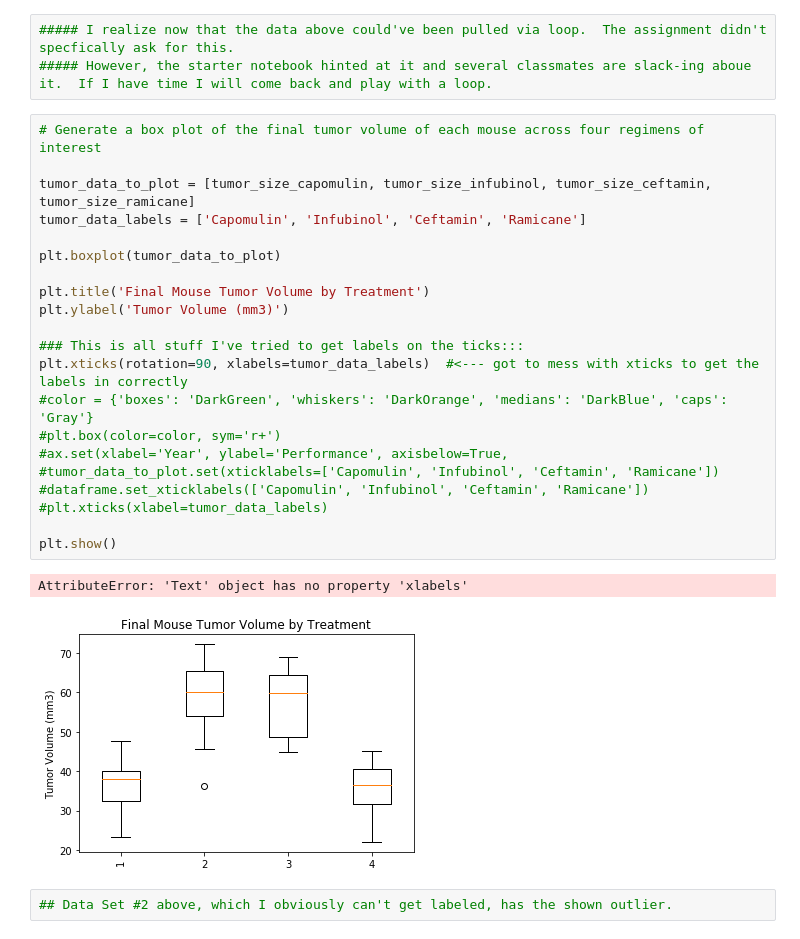
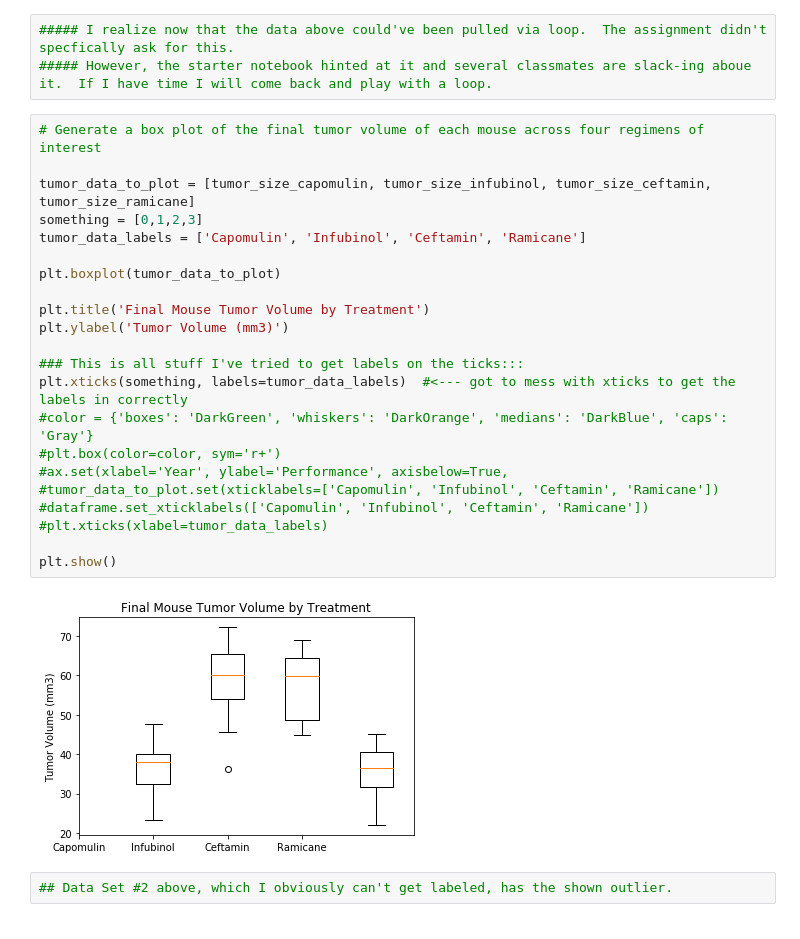
Before and after one commit to pasco27/matplotlib_homework, a Jupyter notebook: pymaceuticals_pascarella1.ipynb, the cells around one changed output. Cells and saved outputs as stored; diff of their text form.

Commit message:
Got some office hours help on my charting

```diff
--- a/pymaceuticals_pascarella1.ipynb
+++ b/pymaceuticals_pascarella1.ipynb
@@ -484,27 +478,27 @@ Series([], Name: Tumor Volume (mm3), dtype: float64)
 # %%
 # Generate a box plot of the final tumor volume of each mouse across four regimens of interest
 
 tumor_data_to_plot = [tumor_size_capomulin, tumor_size_infubinol, tumor_size_ceftamin, tumor_size_ramicane]
+something = [0,1,2,3]
 tumor_data_labels = ['Capomulin', 'Infubinol', 'Ceftamin', 'Ramicane']
 
 plt.boxplot(tumor_data_to_plot)
 
 plt.title('Final Mouse Tumor Volume by Treatment')
 plt.ylabel('Tumor Volume (mm3)')
 
 ### This is all stuff I've tried to get labels on the ticks:::
-plt.xticks(rotation=90, xlabels=tumor_data_labels)  #<--- got to mess with xticks to get the labels in correctly
+plt.xticks(something, labels=tumor_data_labels)  #<--- got to mess with xticks to get the labels in correctly
 #color = {'boxes': 'DarkGreen', 'whiskers': 'DarkOrange', 'medians': 'DarkBlue', 'caps': 'Gray'}
 #plt.box(color=color, sym='r+')
 #ax.set(xlabel='Year', ylabel='Performance', axisbelow=True,
 #tumor_data_to_plot.set(xticklabels=['Capomulin', 'Infubinol', 'Ceftamin', 'Ramicane'])
 #dataframe.set_xticklabels(['Capomulin', 'Infubinol', 'Ceftamin', 'Ramicane'])
 #plt.xticks(xlabel=tumor_data_labels)
 
 plt.show()
 # %% [output]
-AttributeError: 'Text' object has no property 'xlabels'
-[figure, old version]
+[figure, new version]
 # %%
 ## Data Set #2 above, which I obviously can't get labeled, has the shown outlier.
 # %% [markdown]
```
Also changed, not shown: parts of 12 cells of this notebook.
